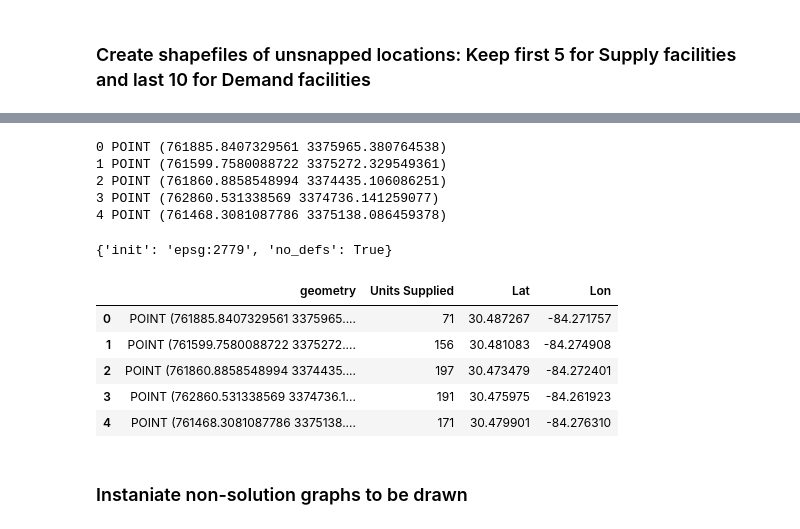
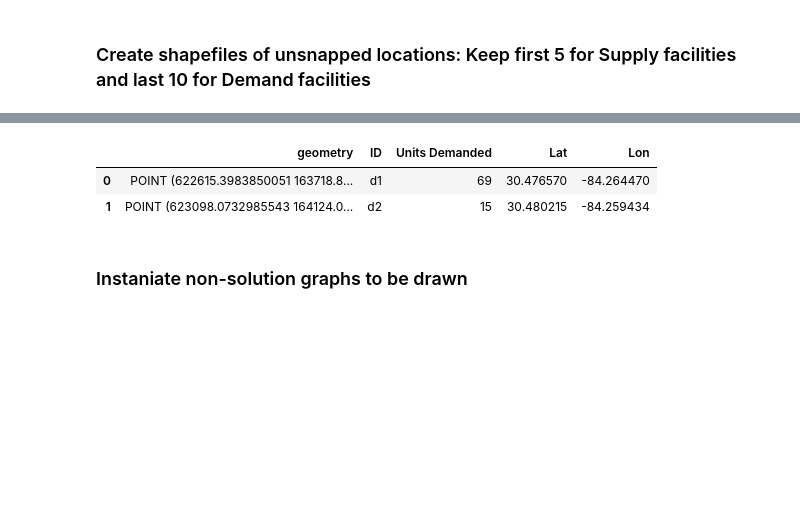
Before and after one commit to jGaboardi/Transport, a Jupyter notebook: Transportation_Simplex_Gurobi.ipynb, the cells around one changed output, grey strips where cells are left out. Cells and saved outputs as stored; diff of their text form; code cells hidden in the pictures; blank space fills up the shorter version.

```diff
--- a/Transportation_Simplex_Gurobi.ipynb
+++ b/Transportation_Simplex_Gurobi.ipynb
@@ -288,56 +346,0 @@ supply_locations
-# %%
-# Convert store SUPPLY locations to LatLon
-supply_locations = SUPPLY
-supply_locations.to_crs(epsg=32616, inplace=True) # UTM 16N
-#supply_locations.to_crs(epsg=2779, inplace=True) # UTM 16N
-supply_locations_LonLat_Dict = OrderedDict()
-supply_locations_LonLat_List = []
-
-for i,j in supply_locations['geometry'].iteritems():
-    print i,j
-    supply_locations_LonLat_Dict[supply_locations.index[i]] = utm.to_latlon(j.xy[0][-1], j.xy[1][-1], 16, 'N')
-    supply_locations_LonLat_List.append((utm.to_latlon(j.xy[0][-1], j.xy[1][-1], 16, 'N')))
-
-supply_locations_Lat_List = []
-supply_locations_Lon_List = []
-
-for i in supply_locations_LonLat_List:
-    supply_locations_Lat_List.append(i[0])
-for i in supply_locations_LonLat_List:
-    supply_locations_Lon_List.append(i[1])
-# Add Columns of data
-
-SUPPLY['Units Supplied'] = Si
-SUPPLY['Lat'] = supply_locations_Lat_List
-SUPPLY['Lon'] = supply_locations_Lon_List
-
-# Convert store DEMAND locations to LatLon
-demand_locations = DEMAND
-demand_locations.to_crs(epsg=32616, inplace=True) # UTM 16N
-#demand_locations.to_crs(epsg=2779, inplace=True) # UTM 16N
-demand_locations_LonLat_Dict = OrderedDict()
-demand_locations_LonLat_List = []
-
-for i,j in demand_locations['geometry'].iteritems():
-    demand_locations_LonLat_Dict[demand_locations.index[i]] = utm.to_latlon(j.xy[0][-1], j.xy[1][-1], 16, 'N')
-    demand_locations_LonLat_List.append((utm.to_latlon(j.xy[0][-1], j.xy[1][-1], 16, 'N')))
-
-demand_locations_Lat_List = []
-demand_locations_Lon_List = []
-
-for i in demand_locations_LonLat_List:
-    demand_locations_Lat_List.append(i[0])
-for i in demand_locations_LonLat_List:
-    demand_locations_Lon_List.append(i[1])
-# Add Columns of data
-
-DEMAND['Units Demanded'] = Dj
-
-DEMAND['Lat'] = demand_locations_Lat_List
-DEMAND['Lon'] = demand_locations_Lon_List
-# %% [output]
-0 POINT (761885.8407329561 3375965.380764538)
-1 POINT (761599.7580088722 3375272.329549361)
-2 POINT (761860.8858548994 3374435.106086251)
-3 POINT (762860.531338569 3374736.141259077)
-4 POINT (761468.3081087786 3375138.086459378)
@@ -349,18 +347,9 @@ DEMAND.to_file(path+'DEMAND')
-# %%
-STREETS.crs
-# %% [output]
-{'init': 'epsg:2779', 'no_defs': True}
-# %%
-SUPPLY
-# %% [output]
-|  | geometry | Units Supplied | Lat | Lon |
-| 0 | POINT (761885.8407329561 3375965.... | 71 | 30.487267 | -84.271757 |
-| 1 | POINT (761599.7580088722 3375272.... | 156 | 30.481083 | -84.274908 |
-| 2 | POINT (761860.8858548994 3374435.... | 197 | 30.473479 | -84.272401 |
-| 3 | POINT (762860.531338569 3374736.1... | 191 | 30.475975 | -84.261923 |
-| 4 | POINT (761468.3081087786 3375138.... | 171 | 30.479901 | -84.276310 |
 # %%
-DEMAND
+DEMAND[:2]
+# %% [output]
+|  | geometry | ID | Units Demanded | Lat | Lon |
+| 0 | POINT (622615.3983850051 163718.8... | d1 | 69 | 30.476570 | -84.264470 |
+| 1 | POINT (623098.0732985543 164124.0... | d2 | 15 | 30.480215 | -84.259434 |
 # %% [markdown]
 ### Instaniate non-solution graphs to be drawn
 # %%
```
Also changed, not shown: parts of 12 cells of this notebook, 12 other files.
